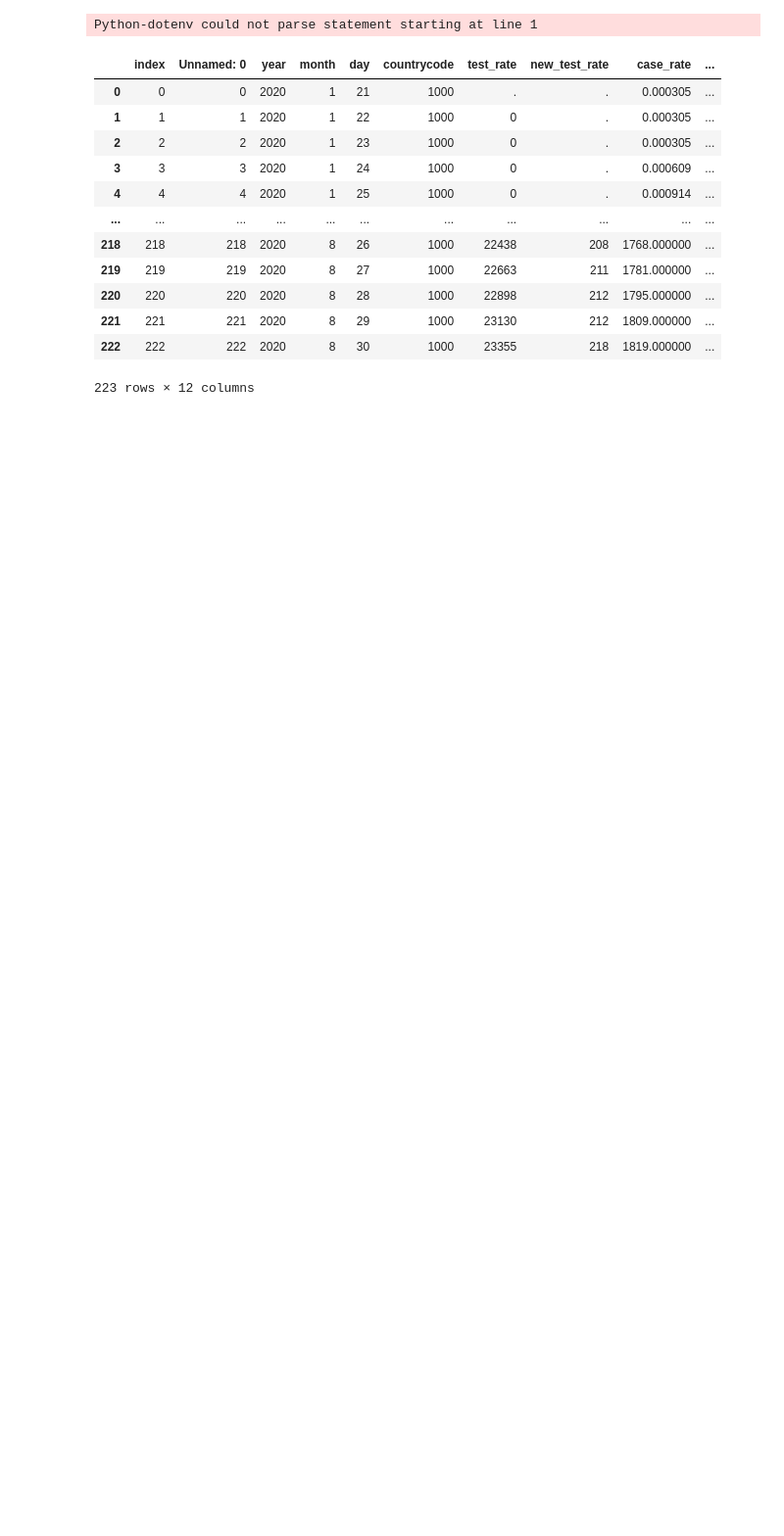
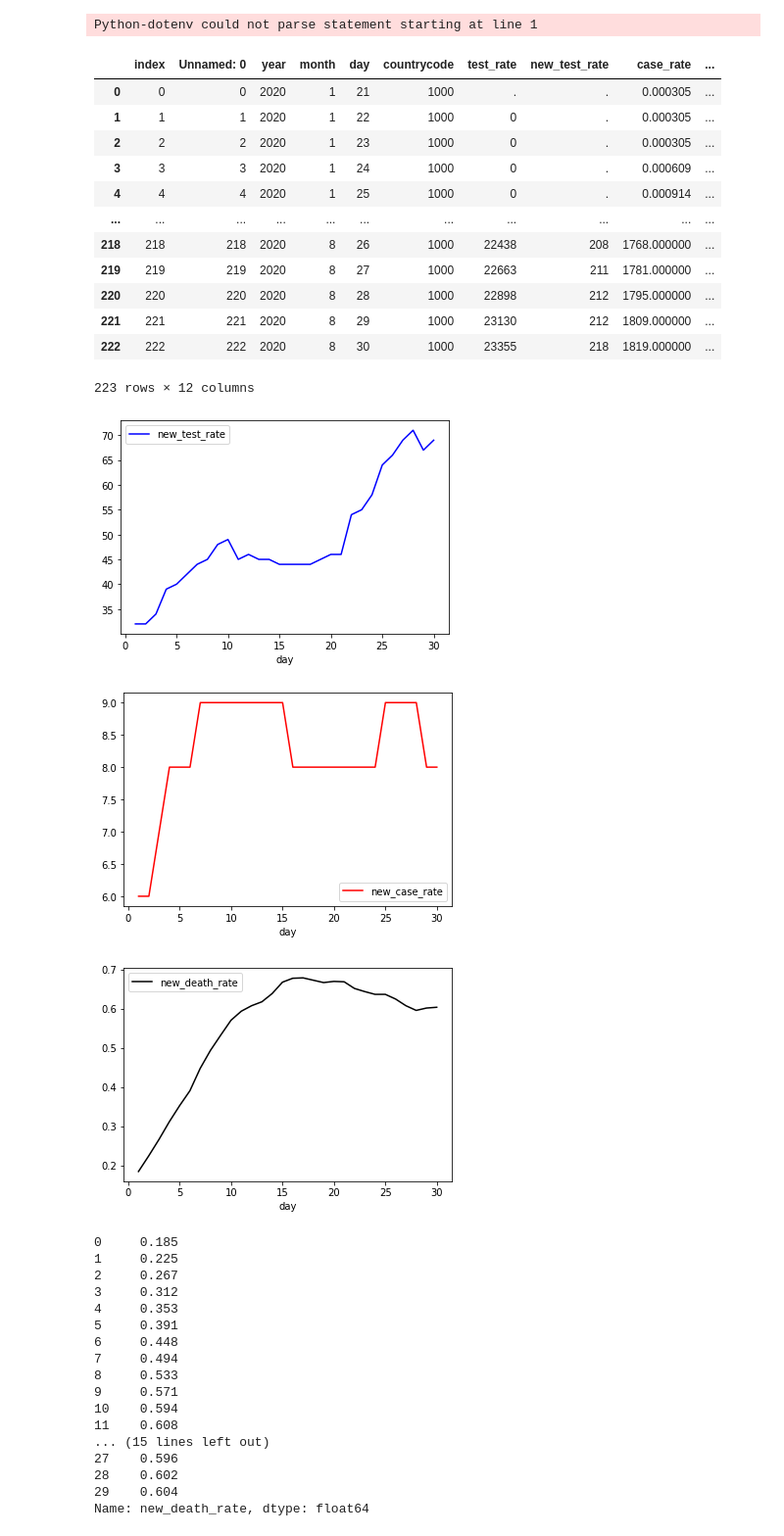
Before and after one commit to devashrlucas/OIET_Data_DB, a Jupyter notebook: oiet_sample.ipynb, the cells around one changed output. Shown at 98% size. Cells and saved outputs as stored; diff of their text form; code cells hidden in the pictures; blank space fills up the shorter version.

Commit message:
Added graphs for April 2020 COVID-19 new Test/Case/Death rates.

```diff
--- a/oiet_sample.ipynb
+++ b/oiet_sample.ipynb
@@ -30,3 +32,36 @@ Python-dotenv could not parse statement starting at line 1
 | 221 | 221 | 221 | 2020 | 8 | 29 | 1000 | 23130 | 212 | 1809.000000 | ... |
 | 222 | 222 | 222 | 2020 | 8 | 30 | 1000 | 23355 | 218 | 1819.000000 | ... |
 223 rows × 12 columns
+# %%
+april_data = pd.read_sql_query('''SELECT month, day, new_test_rate, new_case_rate, new_death_rate FROM sample where month = '4' ''', conn)
+april_data['new_test_rate']=april_data['new_test_rate'].astype(float)
+april_data['new_test_rate']=april_data['new_test_rate'].astype(int)
+april_data['new_case_rate']=april_data['new_case_rate'].astype(float)
+april_data['new_case_rate']=april_data['new_case_rate'].astype(int)
+april_data['new_death_rate']=april_data['new_death_rate'].astype(float)
+# %%
+ntr = april_data.plot(kind='line',  x='day', y='new_test_rate', color='blue')
+ncr = april_data.plot(kind='line',  x='day', y='new_case_rate', color='red')
+ndr = april_data.plot(kind='line',  x='day', y='new_death_rate', color='black')
+plt.show()
+# %% [output]
+[figure, added]
+[figure, added]
+[figure, added]
+0     0.185
+1     0.225
+2     0.267
+3     0.312
+4     0.353
+5     0.391
+6     0.448
+7     0.494
+8     0.533
+9     0.571
+10    0.594
+11    0.608
+... (15 lines left out)
+27    0.596
+28    0.602
+29    0.604
+Name: new_death_rate, dtype: float64
```
Also changed, not shown: parts of 4 cells of this notebook.
